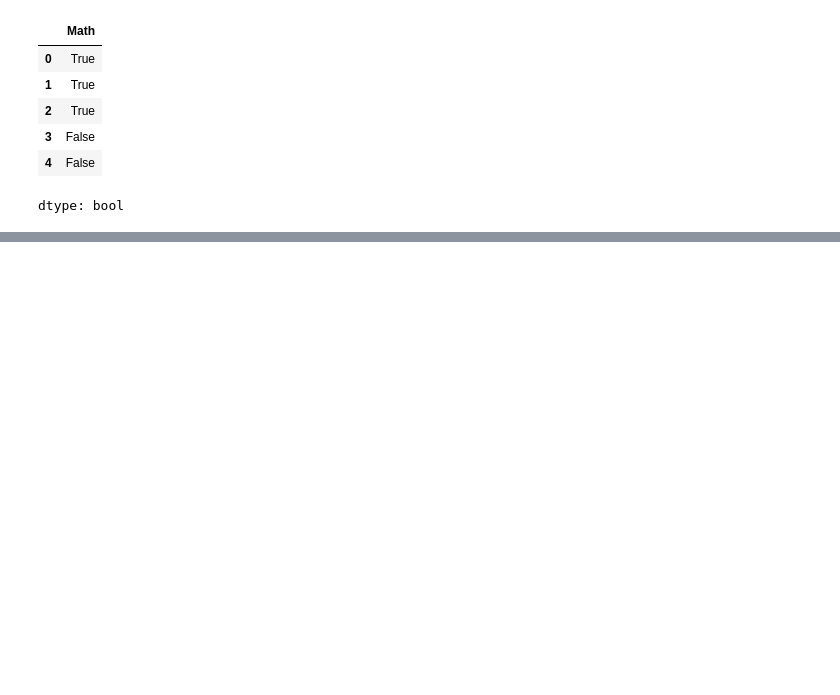
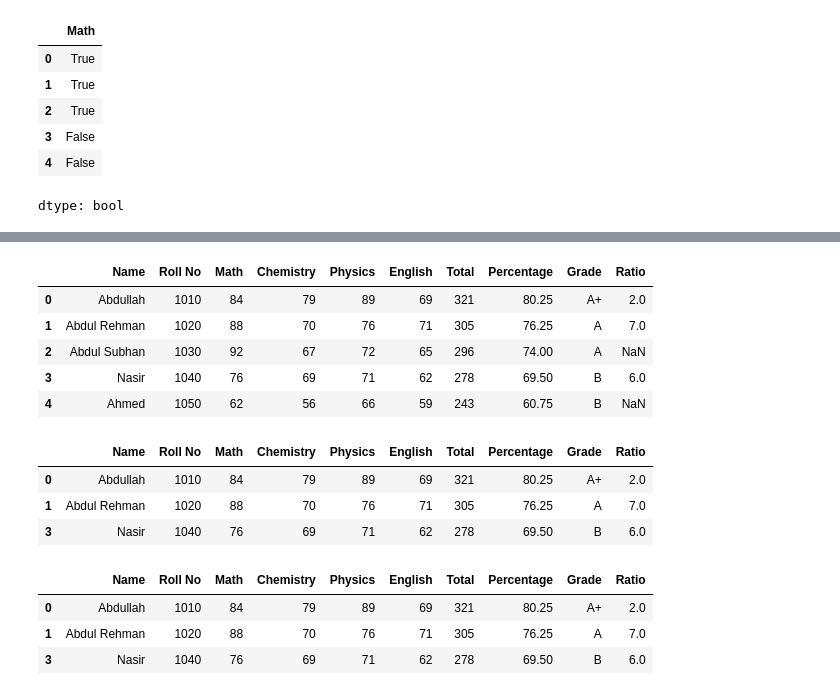
Before and after one commit to abdullahzeeshaan/python, a Jupyter notebook: python_practices/Pandas.ipynb, the cells around one changed output, grey strips where cells are left out. Cells and saved outputs as stored; diff of their text form; code cells hidden in the pictures; blank space fills up the shorter version.

```diff
--- a/python_practices/Pandas.ipynb
+++ b/python_practices/Pandas.ipynb
@@ -231,0 +435,25 @@ num
+# %%
+import numpy as np
+df['Ratio'] = [2, 7, np.nan, 6, np.nan]
+df
+# %% [output]
+|  | Name | Roll No | Math | Chemistry | Physics | English | Total | Percentage | Grade | Ratio |
+| 0 | Abdullah | 1010 | 84 | 79 | 89 | 69 | 321 | 80.25 | A+ | 2.0 |
+| 1 | Abdul Rehman | 1020 | 88 | 70 | 76 | 71 | 305 | 76.25 | A | 7.0 |
+| 2 | Abdul Subhan | 1030 | 92 | 67 | 72 | 65 | 296 | 74.00 | A | NaN |
+| 3 | Nasir | 1040 | 76 | 69 | 71 | 62 | 278 | 69.50 | B | 6.0 |
+| 4 | Ahmed | 1050 | 62 | 56 | 66 | 59 | 243 | 60.75 | B | NaN |
+# %%
+df.dropna() # Drop the rows which have nan values
+# %% [output]
+|  | Name | Roll No | Math | Chemistry | Physics | English | Total | Percentage | Grade | Ratio |
+| 0 | Abdullah | 1010 | 84 | 79 | 89 | 69 | 321 | 80.25 | A+ | 2.0 |
+| 1 | Abdul Rehman | 1020 | 88 | 70 | 76 | 71 | 305 | 76.25 | A | 7.0 |
+| 3 | Nasir | 1040 | 76 | 69 | 71 | 62 | 278 | 69.50 | B | 6.0 |
+# %%
+df.dropna(axis = 0) # Drop the rows which have nan values
+# %% [output]
+|  | Name | Roll No | Math | Chemistry | Physics | English | Total | Percentage | Grade | Ratio |
+| 0 | Abdullah | 1010 | 84 | 79 | 89 | 69 | 321 | 80.25 | A+ | 2.0 |
+| 1 | Abdul Rehman | 1020 | 88 | 70 | 76 | 71 | 305 | 76.25 | A | 7.0 |
+| 3 | Nasir | 1040 | 76 | 69 | 71 | 62 | 278 | 69.50 | B | 6.0 |
```
Also changed, not shown: parts of 42 cells of this notebook.
